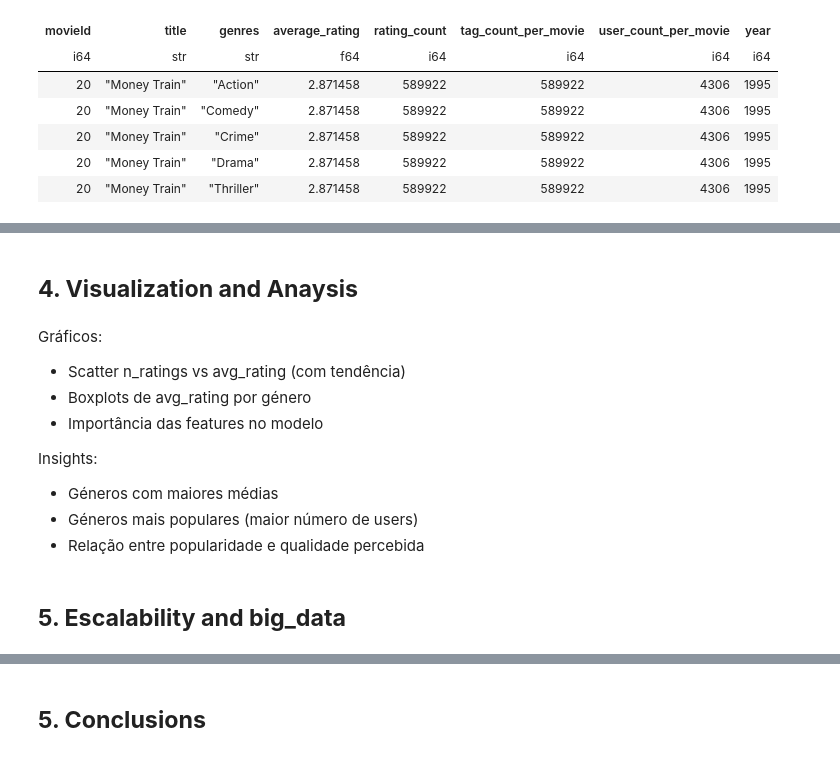
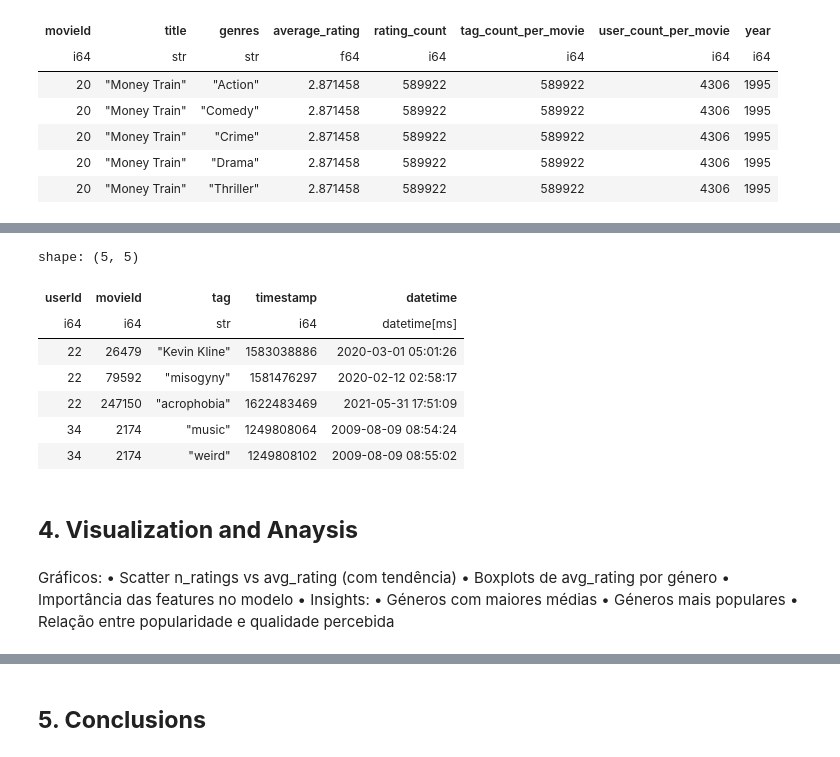
Before and after one commit to ritamaravilhamarques/BDF25_7, a Jupyter notebook: BDF25_7_data/big_data/ml-32m/Notebook.ipynb, the cells around one changed output, grey strips where cells are left out. Saved outputs shown, nothing was run; the diff lists cells and outputs as text; code cells hidden in the pictures.

```diff
--- a/BDF25_7_data/big_data/ml-32m/Notebook.ipynb
+++ b/BDF25_7_data/big_data/ml-32m/Notebook.ipynb
@@ -37,0 +187,5 @@ Parquet exists: True
+# %%
+con = duckdb.connect()
+
+df_tags = pl.read_parquet("data/tags_32m.parquet")
+df_tags.head()
@@ -254,14 +475,29 @@ Métricas: R², RMSE, importância de features.
+# %%
+# Convert the 'timestamp' column to datetime and create a new column 'date'
+df_tags= df_tags.with_columns(
+    (pl.col("timestamp") * 1000).cast(pl.Datetime("ms")).alias("datetime")
+)
+
+# The * by 1000 is because the original timestamp is in seconds, and we need milliseconds for polars
+
+df_tags.head()
+# %% [output]
+shape: (5, 5)
+| userId | movieId | tag | timestamp | datetime |
+| i64 | i64 | str | i64 | datetime[ms] |
+| 22 | 26479 | "Kevin Kline" | 1583038886 | 2020-03-01 05:01:26 |
+| 22 | 79592 | "misogyny" | 1581476297 | 2020-02-12 02:58:17 |
+| 22 | 247150 | "acrophobia" | 1622483469 | 2021-05-31 17:51:09 |
+| 34 | 2174 | "music" | 1249808064 | 2009-08-09 08:54:24 |
+| 34 | 2174 | "weird" | 1249808102 | 2009-08-09 08:55:02 |
 # %% [markdown]
 ## **4. Visualization and Anaysis**
 # %% [markdown]
 Gráficos:
-- Scatter n_ratings vs avg_rating (com tendência)
-- Boxplots de avg_rating por género
-- Importância das features no modelo
-
-Insights:
-- Géneros com maiores médias
-- Géneros mais populares (maior número de users)
-- Relação entre popularidade e qualidade percebida
+	•	Scatter n_ratings vs avg_rating (com tendência)
+	•	Boxplots de avg_rating por género
+	•	Importância das features no modelo
+	•	Insights:
+	•	Géneros com maiores médias
+	•	Géneros mais populares
+	•	Relação entre popularidade e qualidade percebida
-# %% [markdown]
-## **5. Escalability and big_data**
```
Also changed, not shown: parts of 59 cells of this notebook.
